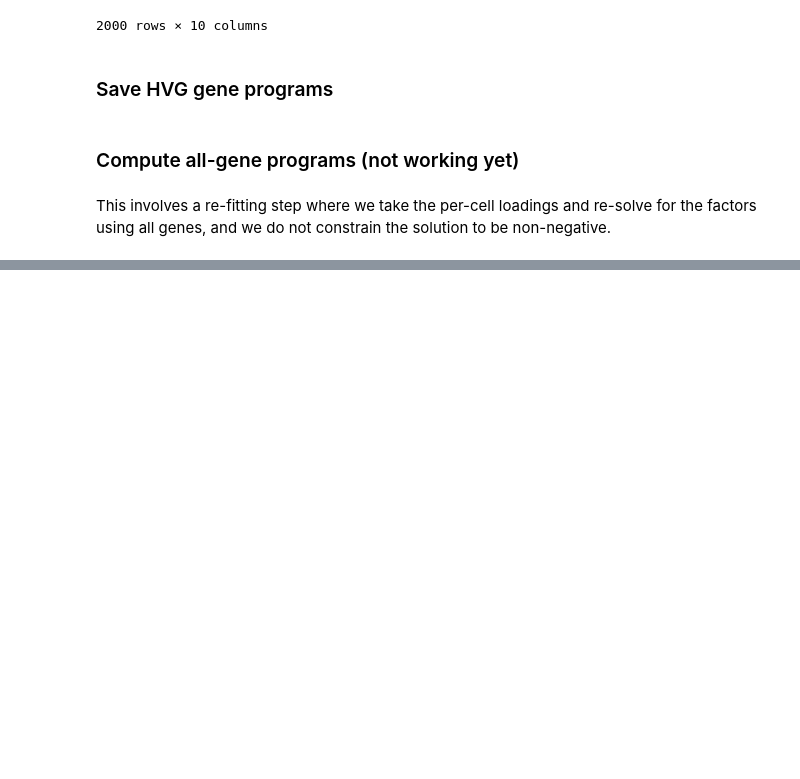
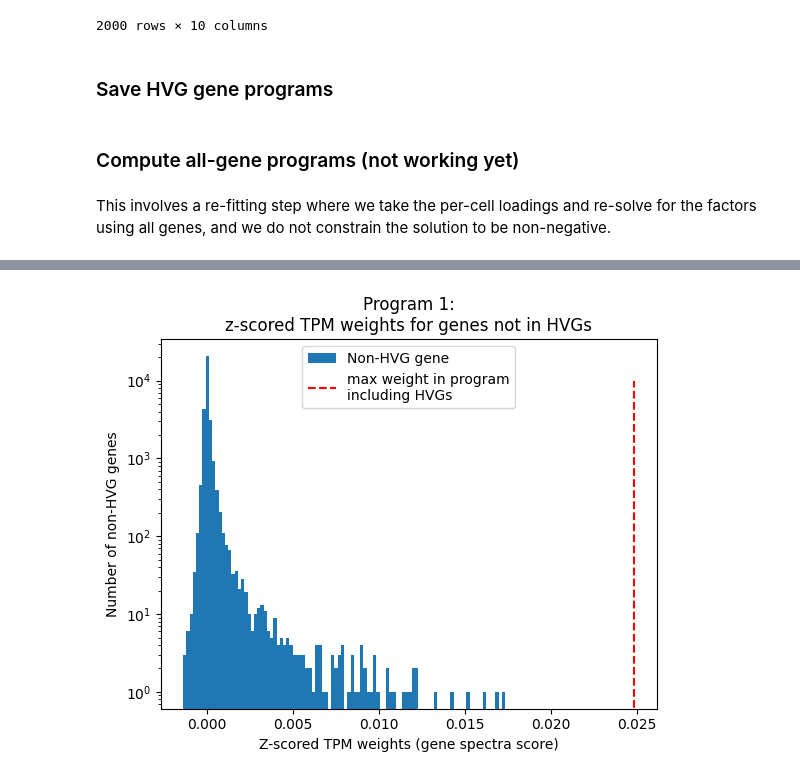
Before and after one commit to cellarium-ai/cellarium-ml, a Jupyter notebook: notebooks/cnmf_demo_haley.ipynb, the cells around one changed output, grey strips where cells are left out. Cells and saved outputs as stored; diff of their text form; code cells hidden in the pictures; blank space fills up the shorter version.

```diff
--- a/notebooks/cnmf_demo_haley.ipynb
+++ b/notebooks/cnmf_demo_haley.ipynb
@@ -648,0 +704,12 @@ tensor(0.)
+# %%
+kval = 1
+
+plt.hist(df_allgene.loc[df_allgene.index.difference(df_gene.index), kval], bins=100, log=True, label='Non-HVG gene')
+plt.plot([df_allgene.max()[kval]] * 2, [0, 1e4], 'r--', label='max weight in program\nincluding HVGs')
+plt.title(f"Program {kval}:\nz-scored TPM weights for genes not in HVGs")
+plt.ylabel("Number of non-HVG genes")
+plt.xlabel("Z-scored TPM weights (gene spectra score)")
+plt.legend()
+plt.show()
+# %% [output]
+[figure, added]
```
Also changed, not shown: parts of 18 cells of this notebook, 1 other file.
